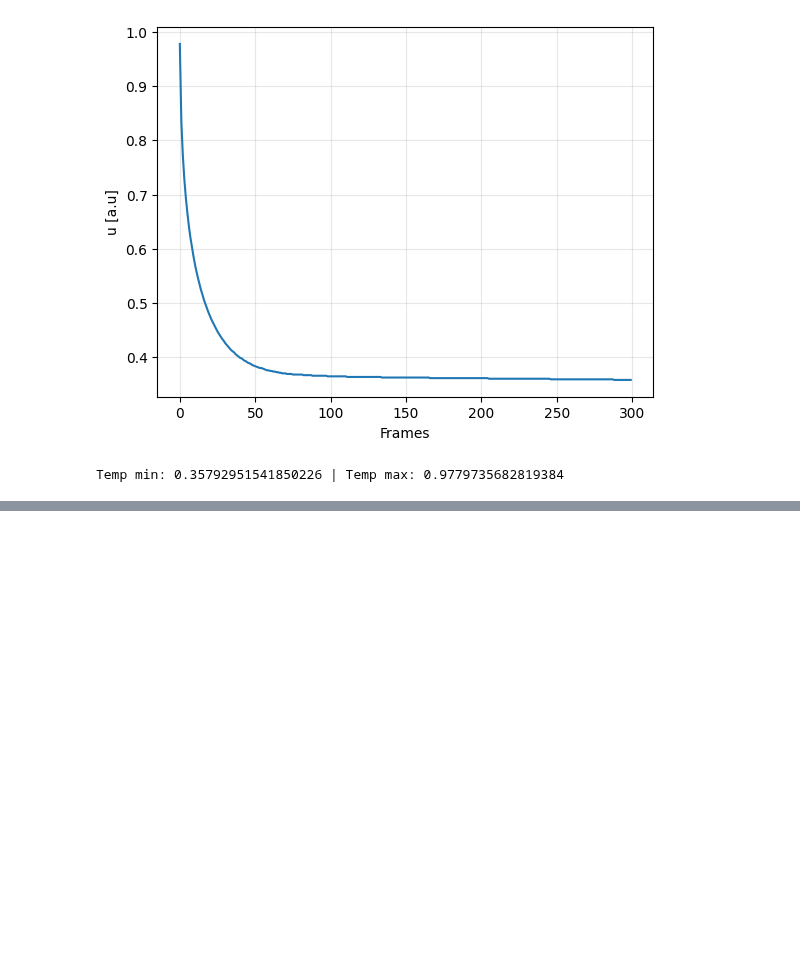
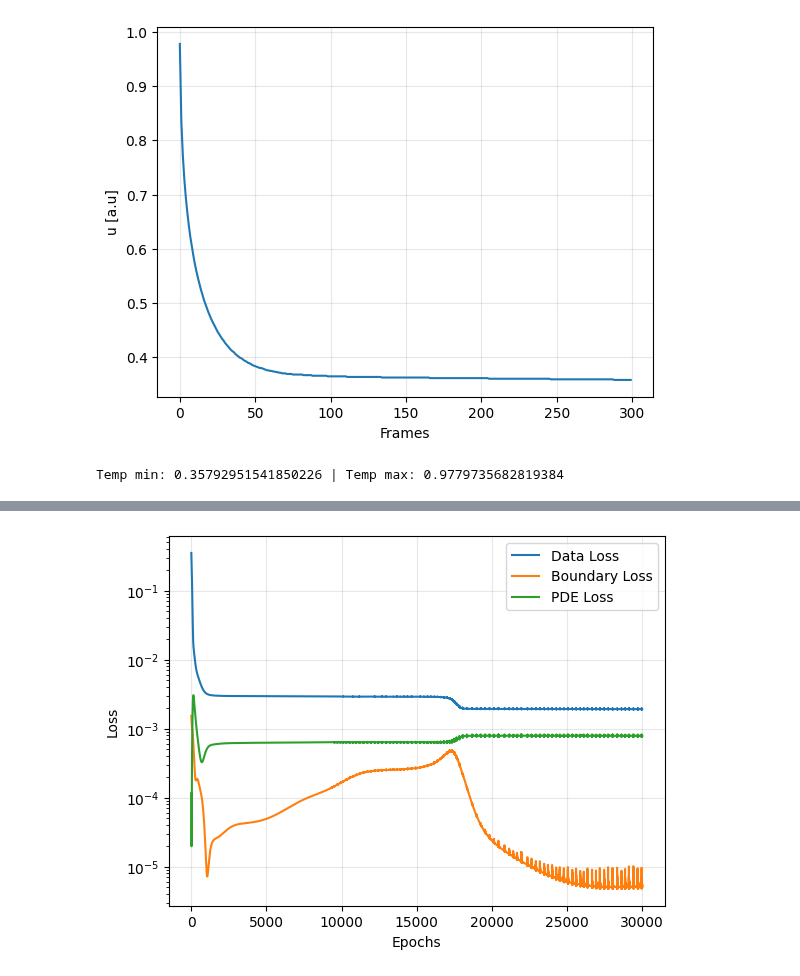
Before and after one commit to konrad-jaworski/Anisotropic_diffusivity_2, a Jupyter notebook: Experiment_with_1D_solution.ipynb, the cells around one changed output, grey strips where cells are left out. Drawn from its saved outputs; the diff is of its cells as text; code cells hidden in the pictures; blank space fills up the shorter version.

```diff
--- a/Experiment_with_1D_solution.ipynb
+++ b/Experiment_with_1D_solution.ipynb
@@ -176,0 +192,10 @@ tensor([1.0000e-06], device='cuda:0', grad_fn=<ExpBackward0>)
+# %%
+plt.semilogy(log_data_losses, label='Data Loss')
+plt.semilogy(log_bnd_losses, label='Boundary Loss')
+plt.semilogy(log_pde_losses, label='PDE Loss')
+plt.legend()
+plt.xlabel('Epochs')
+plt.ylabel('Loss')
+plt.grid(alpha=0.3)
+# %% [output]
+[figure, added]
```
Also changed, not shown: parts of 4 cells of this notebook.
